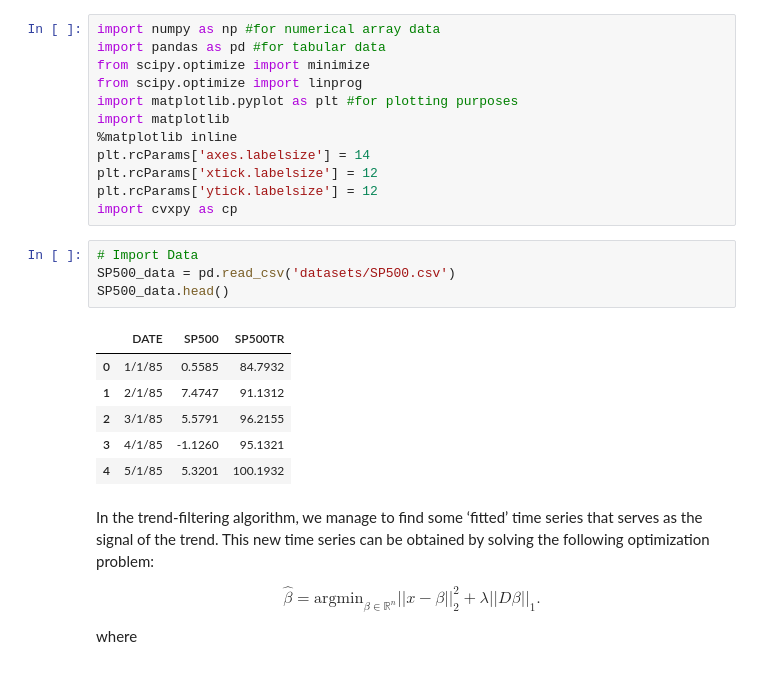
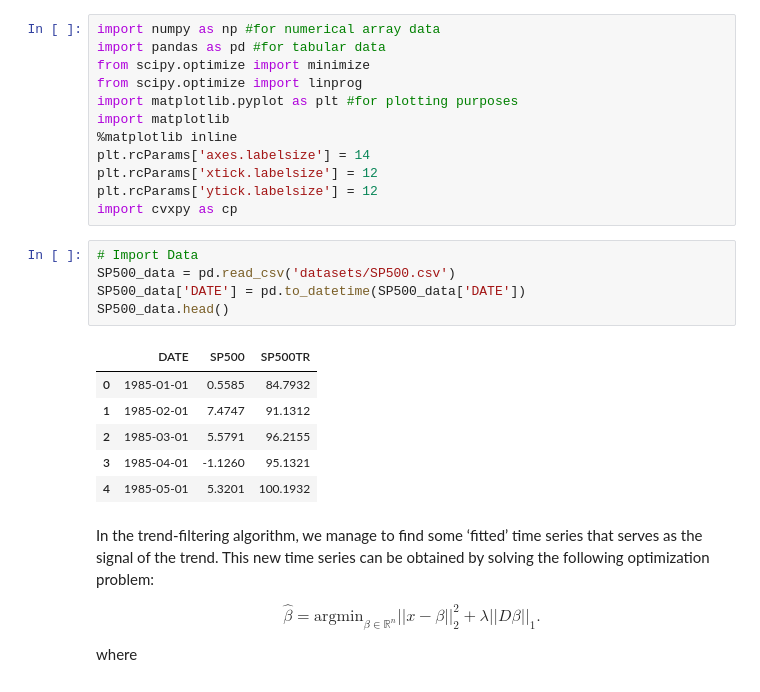
Before and after one commit to MTG1991/Trend-Filtering, a Jupyter notebook: Regime_Identification_with_Trend_Filtering_Algorithm_Cleaned.ipynb, the cells around one changed output. Cells and saved outputs as stored; diff of their text form.

```diff
--- a/Regime_Identification_with_Trend_Filtering_Algorithm_Cleaned.ipynb
+++ b/Regime_Identification_with_Trend_Filtering_Algorithm_Cleaned.ipynb
@@ -28,14 +28,15 @@ import cvxpy as cp
 # %%
 # Import Data
 SP500_data = pd.read_csv('datasets/SP500.csv')
+SP500_data['DATE'] = pd.to_datetime(SP500_data['DATE'])
 SP500_data.head()
 # %% [output]
 |  | DATE | SP500 | SP500TR |
-| 0 | 1/1/85 | 0.5585 | 84.7932 |
-| 1 | 2/1/85 | 7.4747 | 91.1312 |
-| 2 | 3/1/85 | 5.5791 | 96.2155 |
-| 3 | 4/1/85 | -1.1260 | 95.1321 |
-| 4 | 5/1/85 | 5.3201 | 100.1932 |
+| 0 | 1985-01-01 | 0.5585 | 84.7932 |
+| 1 | 1985-02-01 | 7.4747 | 91.1312 |
+| 2 | 1985-03-01 | 5.5791 | 96.2155 |
+| 3 | 1985-04-01 | -1.1260 | 95.1321 |
+| 4 | 1985-05-01 | 5.3201 | 100.1932 |
 # %% [markdown]
 In the trend-filtering algorithm, we manage to find some ‘fitted’ time series that serves as the signal of the trend. This new time series can be obtained by solving the following optimization problem:
 
```
Also changed, not shown: parts of 3 cells of this notebook.
